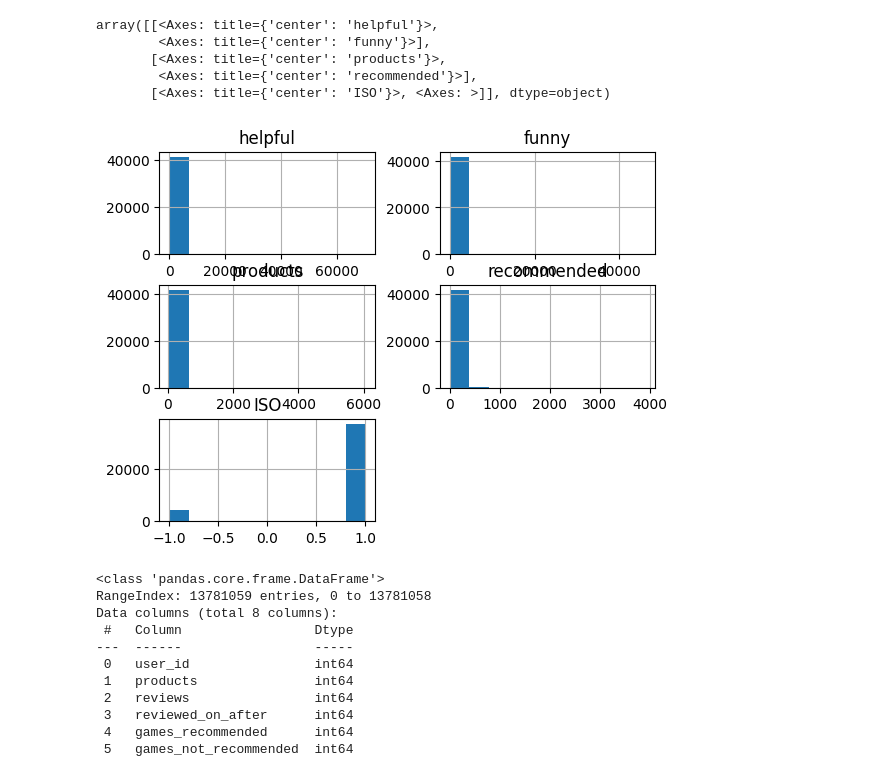
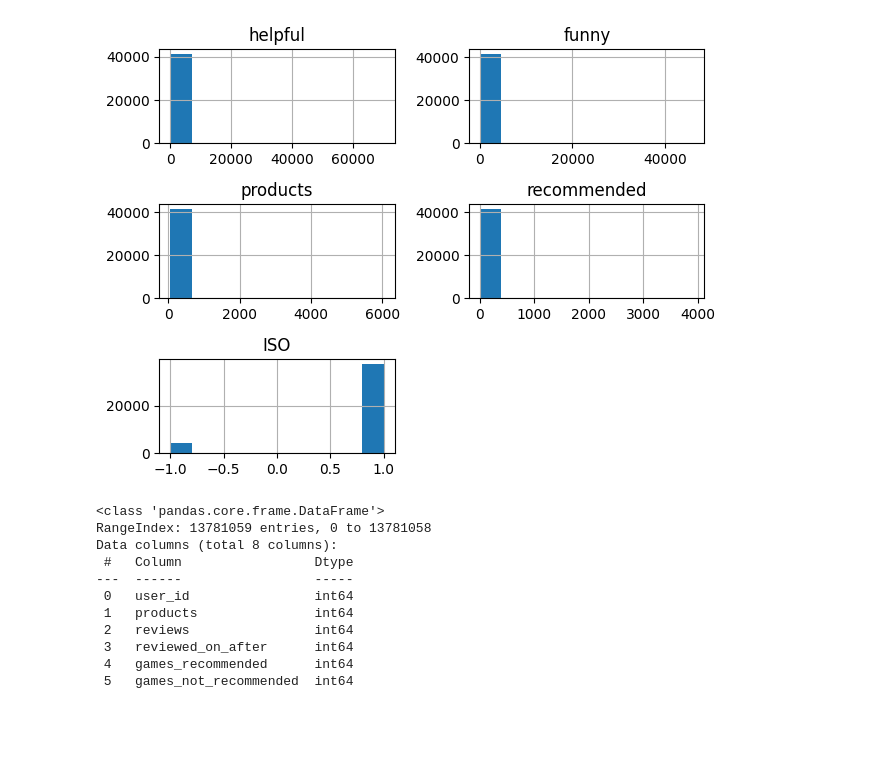
Before and after one commit to swatt45/Capstone, a Jupyter notebook: D502 EDA.ipynb, the cells around one changed output. Cells and saved outputs as stored; diff of their text form; code cells hidden in the pictures; blank space fills up the shorter version.

```diff
--- a/D502 EDA.ipynb
+++ b/D502 EDA.ipynb
@@ -44,0 +82,2 @@ df_user_summary["ISO"] = outliers
+# %%
+df_user_summary['type'] = df_user_summary['ISO'].apply(lambda x: "Outlier" if x == -1 else "Inlier")
@@ -44,0 +108,22 @@ df_user_summary["ISO"] = outliers
+# %%
+from sklearn.manifold import TSNE
+
+tsne = TSNE(n_components=2, perplexity=40, n_iter=300)
+tsne_results = tsne.fit_transform(df_user_summary.drop('type', axis=1).values)
+
+df_user_summary['tsne1'] = tsne_results[:,0]
+df_user_summary['tsne2'] = tsne_results[:,1]
+
+
+sp = sns.scatterplot(
+    data=df_user_summary,
+    x="tsne1",
+    y="tsne2",
+    hue="type",
+    legend="full",
+    palette=sns.color_palette("hls", 2),
+    size="type",
+    alpha=0.3
+)
+
+plt.show(sp)
@@ -46,13 +133,10 @@ df_user_summary["ISO"] = outliers
 df_outliers = df_user_summary[df_user_summary["ISO"] == -1]
 # %%
 df_user_summary.hist()
+plt.tight_layout()
+plt.show()
 # %% [output]
-array([[<Axes: title={'center': 'helpful'}>,
-        <Axes: title={'center': 'funny'}>],
-       [<Axes: title={'center': 'products'}>,
-        <Axes: title={'center': 'recommended'}>],
-       [<Axes: title={'center': 'ISO'}>, <Axes: >]], dtype=object)
-[figure, old version]
+[figure, new version]
 # %%
 def create_box_and_hist(data, column):
     fig, (ax_hist, ax_box) = plt.subplots(2, figsize=(4, 4), gridspec_kw={"height_ratios": (.85, .15)})
```
Also changed, not shown: parts of 4 cells of this notebook.
